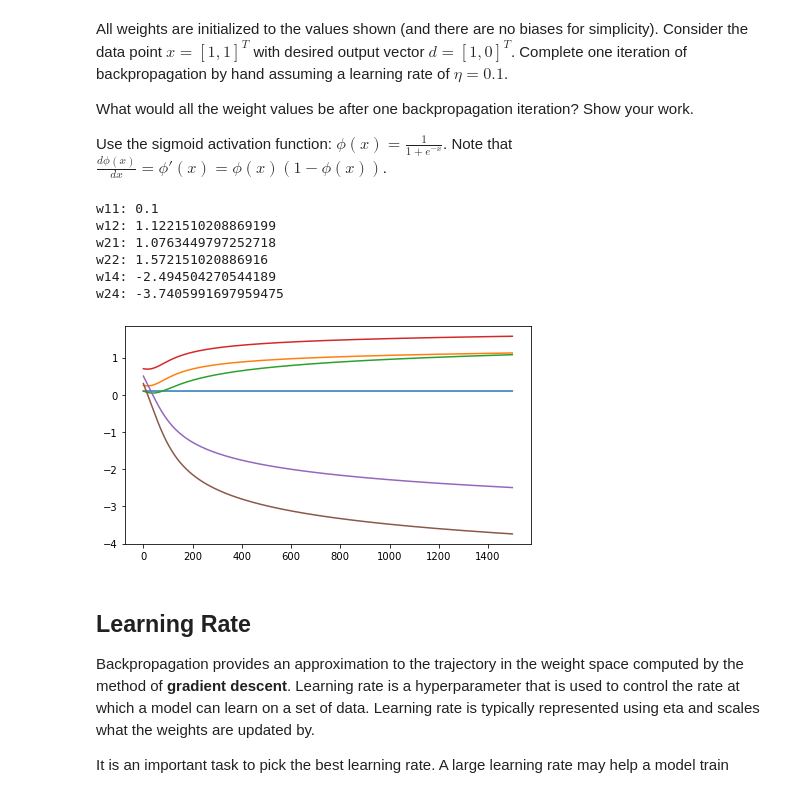
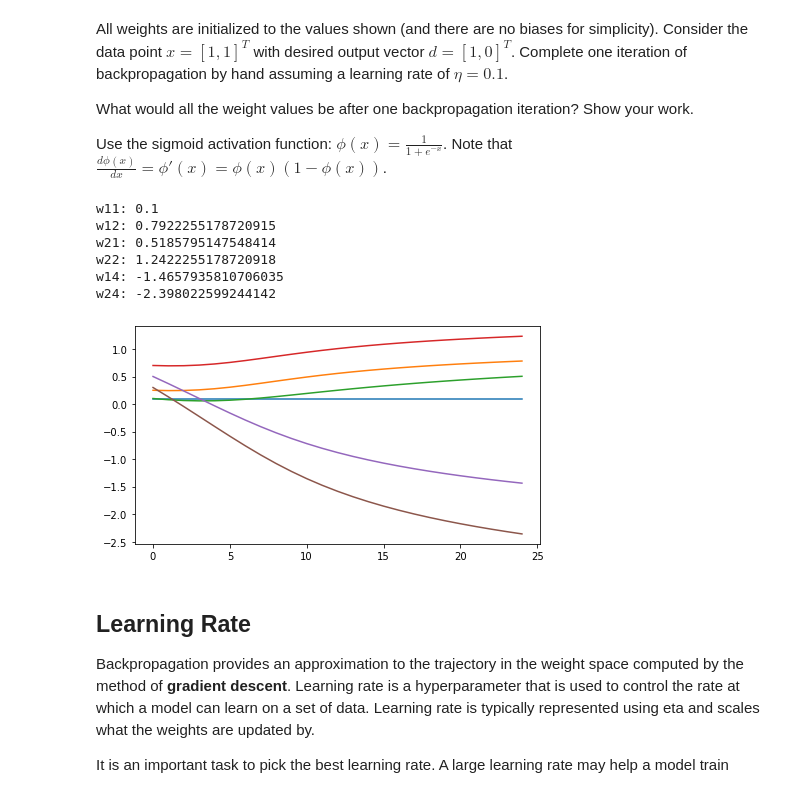
Before and after one commit to Spring2022IndependentStudy/WeeklyNotes, a Jupyter notebook: Unit 2/Unit 2 - Backpropagation.ipynb, the cells around one changed output. Drawn from its saved outputs; the diff is of its cells as text; code cells hidden in the pictures.

```diff
--- a/Unit 2/Unit 2 - Backpropagation.ipynb
+++ b/Unit 2/Unit 2 - Backpropagation.ipynb
@@ -228,7 +232,7 @@ def back(x1, x2, epochs):
         y3 = 1/(1+math.exp(-v3))
         y4 = 1/(1+math.exp(-v4))
 
-        eta = 0.1
+        eta = 1
 
         # Back propagate (Note some weights are missing due to problem constraint)
         wn14 = w14 + eta * -1 * y4 * (1-y4) * y1
@@ -248,40 +252,40 @@ def back(x1, x2, epochs):
         a14.append(w14)
         a24.append(w24)
 
         w11 = w11
         w12 = wn12
         w21 = wn21
         w22 = wn22
         w14 = wn14
         w24 = wn24
 
     print("w11: "+str(w11))
     print("w12: "+str(w12))
     print("w21: "+str(w21))
     print("w22: "+str(w22))
     print("w14: "+str(w14))
     print("w24: "+str(w24))
 
     fig = plt.figure(figsize=(16,4))
     ax = fig.add_subplot(121)
     ax.plot(range(0,epochs),a11)
     ax.plot(range(0,epochs),a12)
     ax.plot(range(0,epochs),a21)
     ax.plot(range(0,epochs),a22)
     ax.plot(range(0,epochs),a14)
     ax.plot(range(0,epochs),a24)
 
-back(1,1,1500)
+back(1,1,25)
 
 # Plot weight to see versus epoch
 # %% [output]
 w11: 0.1
-w12: 1.1221510208869199
-w21: 1.0763449797252718
-w22: 1.572151020886916
-w14: -2.494504270544189
-w24: -3.7405991697959475
+w12: 0.7922255178720915
+w21: 0.5185795147548414
+w22: 1.2422255178720918
+w14: -1.4657935810706035
+w24: -2.398022599244142
-[figure, old version]
+[figure, new version]
 # %% [markdown]
 ## Learning Rate
 
```
Also changed, not shown: parts of 24 cells of this notebook, 2 other files.
